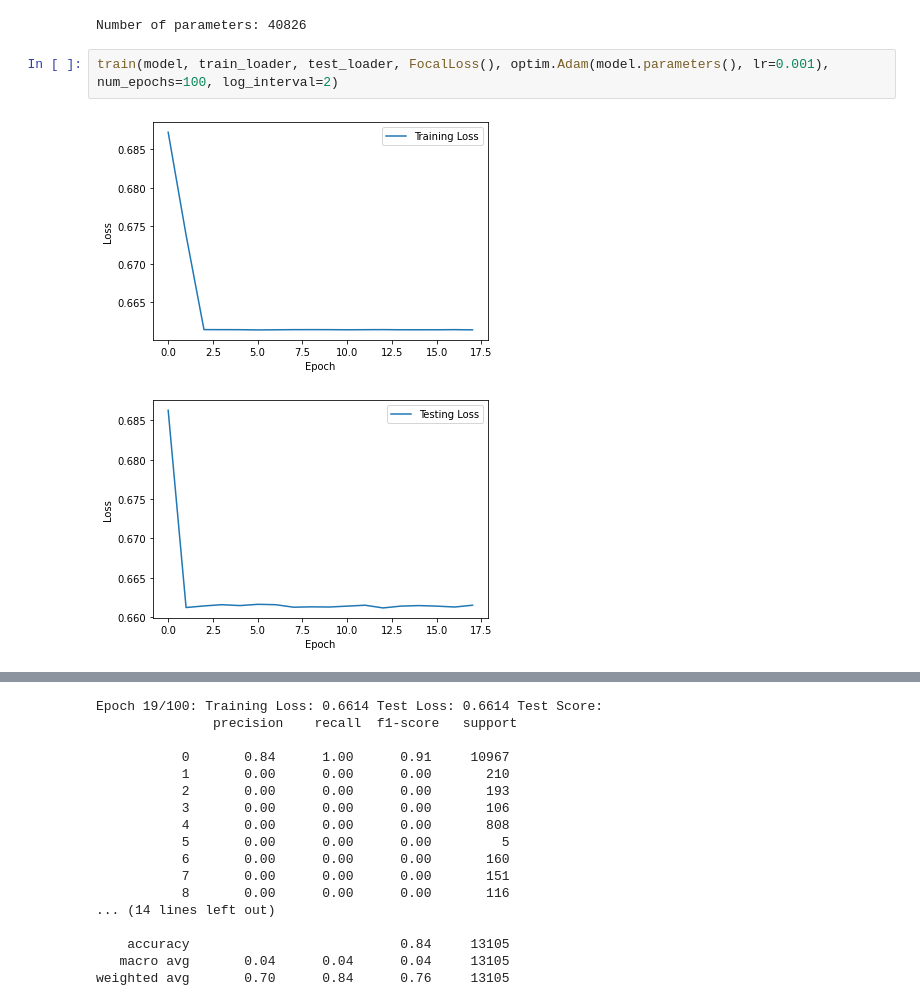
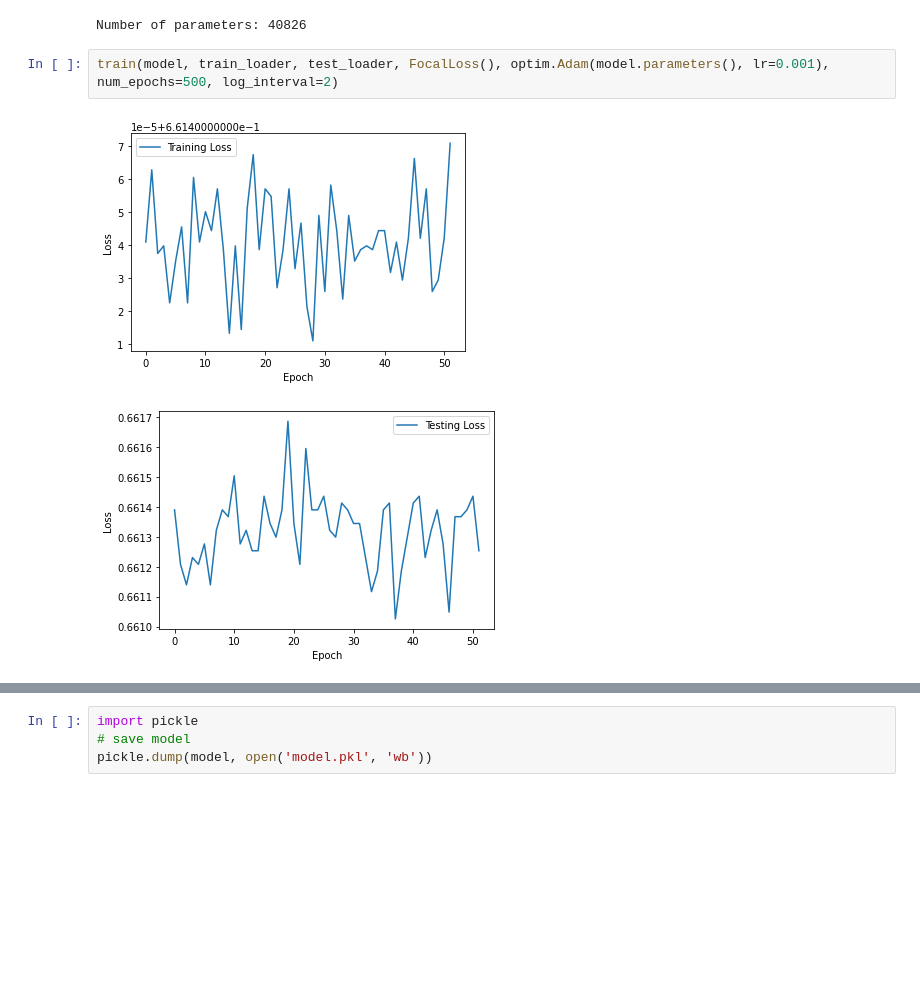
Before and after one commit to gullo97/earthquake_ml, a Jupyter notebook: notebook.ipynb, the cells around one changed output, grey strips where cells are left out. Saved outputs shown, nothing was run; the diff lists cells and outputs as text; blank space fills up the shorter version.

Commit message:
Implemented Focal Loss

```diff
--- a/notebook.ipynb
+++ b/notebook.ipynb
@@ -183,7 +183,7 @@ model = FullyConnectedNN(input_len=len(dataset[0][0]), output_len=len(dataset[0]
 # %% [output]
 Number of parameters: 40826
 # %%
-train(model, train_loader, test_loader, FocalLoss(), optim.Adam(model.parameters(), lr=0.001), num_epochs=100, log_interval=2)
+train(model, train_loader, test_loader, FocalLoss(), optim.Adam(model.parameters(), lr=0.001), num_epochs=500, log_interval=2)
 # %% [output]
-[figure, old version]
+[figure, new version]
-[figure, old version]
+[figure, new version]
@@ -204,20 +204,7 @@ Epoch 18/100: Training Loss: 0.6614 Test Loss: 0.6615 Test Score:
     accuracy                           0.84     13105
    macro avg       0.04      0.04      0.04     13105
 weighted avg       0.70      0.84      0.76     13105
-Epoch 19/100: Training Loss: 0.6614 Test Loss: 0.6614 Test Score:
-               precision    recall  f1-score   support
-
-           0       0.84      1.00      0.91     10967
-           1       0.00      0.00      0.00       210
-           2       0.00      0.00      0.00       193
-           3       0.00      0.00      0.00       106
-           4       0.00      0.00      0.00       808
-           5       0.00      0.00      0.00         5
-           6       0.00      0.00      0.00       160
-           7       0.00      0.00      0.00       151
-           8       0.00      0.00      0.00       116
-... (14 lines left out)
-
-    accuracy                           0.84     13105
-   macro avg       0.04      0.04      0.04     13105
-weighted avg       0.70      0.84      0.76     13105
+# %%
+import pickle
+# save model
+pickle.dump(model, open('model.pkl', 'wb'))
```
Also changed, not shown: parts of 1 cell of this notebook, 1 other file.
